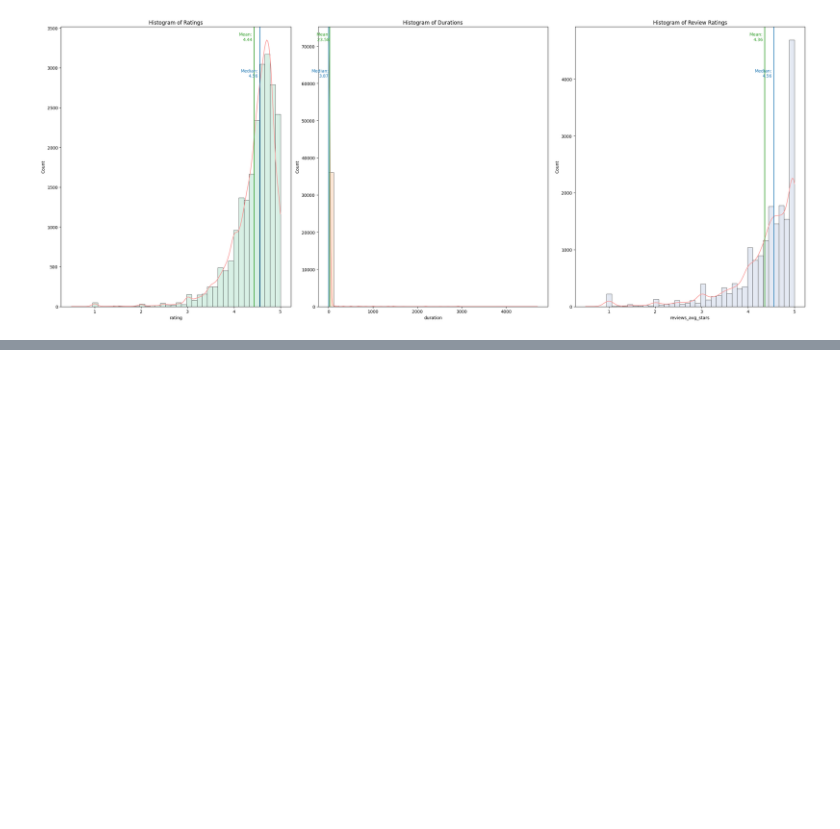
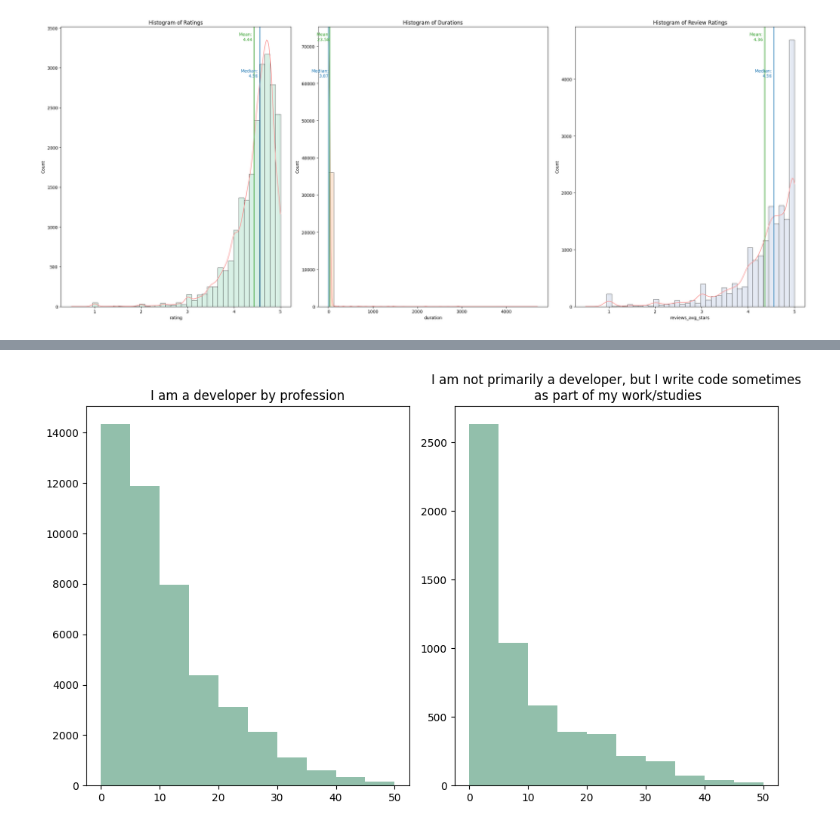
Before and after one commit to minimartzz/online-learning-so-mooc, a Jupyter notebook: mooc_analysis.ipynb, the cells around one changed output, grey strips where cells are left out. Drawn from its saved outputs; the diff is of its cells as text; code cells hidden in the pictures; blank space fills up the shorter version.

```diff
--- a/mooc_analysis.ipynb
+++ b/mooc_analysis.ipynb
@@ -216,0 +416,13 @@ fig.tight_layout()
+# %%
+fig, ax = plt.subplots(nrows=1, ncols=2)
+fig.set_figheight(6)
+fig.set_figwidth(10)
+
+status = ['I am a developer by profession', 'I am not primarily a developer, but I write code sometimes\n as part of my work/studies']
+for i in range(len(status)):
+  ax[i].hist(sub[sub['CodingStatus'] == status[i].replace('\n', '')]['YearsCodingProfessional'], color="#92bfab")
+  ax[i].set_title(status[i])
+
+fig.tight_layout()
+# %% [output]
+[figure, added]
```
Also changed, not shown: parts of 25 cells of this notebook, 1 other file.
